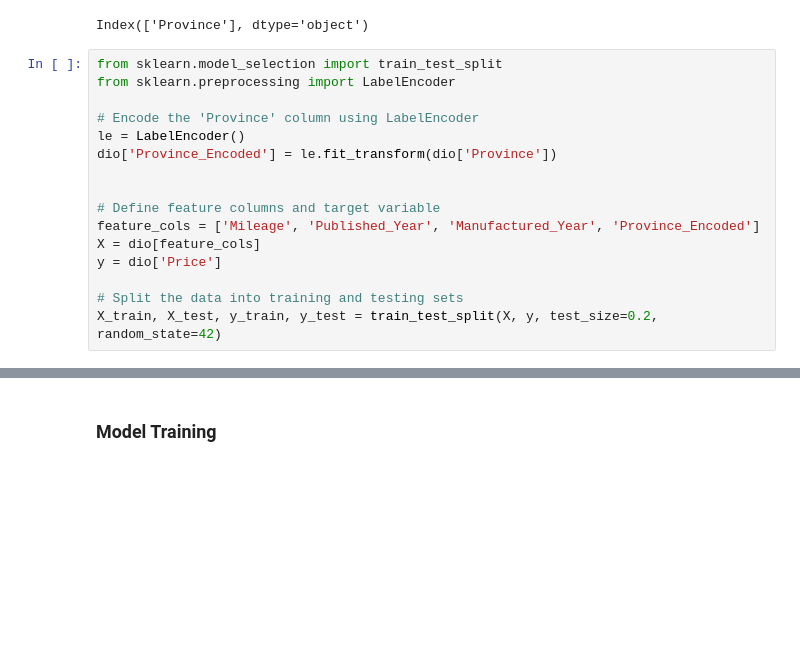
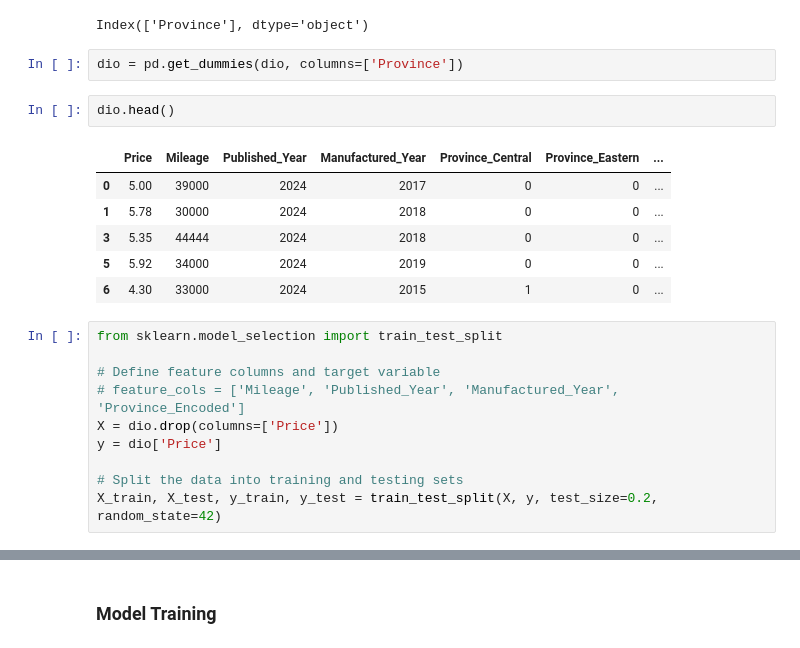
Before and after one commit to isurumadhushan24572/Used-Motor-Bike-Price-Recomendation, a Jupyter notebook: Implementation/Honda.ipynb, the cells around one changed output, grey strips where cells are left out. Cells and saved outputs as stored; diff of their text form; blank space fills up the shorter version.

```diff
--- a/Implementation/Honda.ipynb
+++ b/Implementation/Honda.ipynb
@@ -1070,18 +1066,23 @@ numerical_columns = dio.select_dtypes(include=['object']).columns
 print(numerical_columns)
 # %% [output]
 Index(['Province'], dtype='object')
+# %%
+dio = pd.get_dummies(dio, columns=['Province'])
+# %%
+dio.head()
+# %% [output]
+|  | Price | Mileage | Published_Year | Manufactured_Year | Province_Central | Province_Eastern | ... |
+| 0 | 5.00 | 39000 | 2024 | 2017 | 0 | 0 | ... |
+| 1 | 5.78 | 30000 | 2024 | 2018 | 0 | 0 | ... |
+| 3 | 5.35 | 44444 | 2024 | 2018 | 0 | 0 | ... |
+| 5 | 5.92 | 34000 | 2024 | 2019 | 0 | 0 | ... |
+| 6 | 4.30 | 33000 | 2024 | 2015 | 1 | 0 | ... |
 # %%
 from sklearn.model_selection import train_test_split
-from sklearn.preprocessing import LabelEncoder
-
-# Encode the 'Province' column using LabelEncoder
-le = LabelEncoder()
-dio['Province_Encoded'] = le.fit_transform(dio['Province'])
-
 
 # Define feature columns and target variable
-feature_cols = ['Mileage', 'Published_Year', 'Manufactured_Year', 'Province_Encoded']
-X = dio[feature_cols]
+# feature_cols = ['Mileage', 'Published_Year', 'Manufactured_Year', 'Province_Encoded']
+X = dio.drop(columns=['Price'])
 y = dio['Price']
 
 # Split the data into training and testing sets
```
Also changed, not shown: parts of 14 cells of this notebook.
